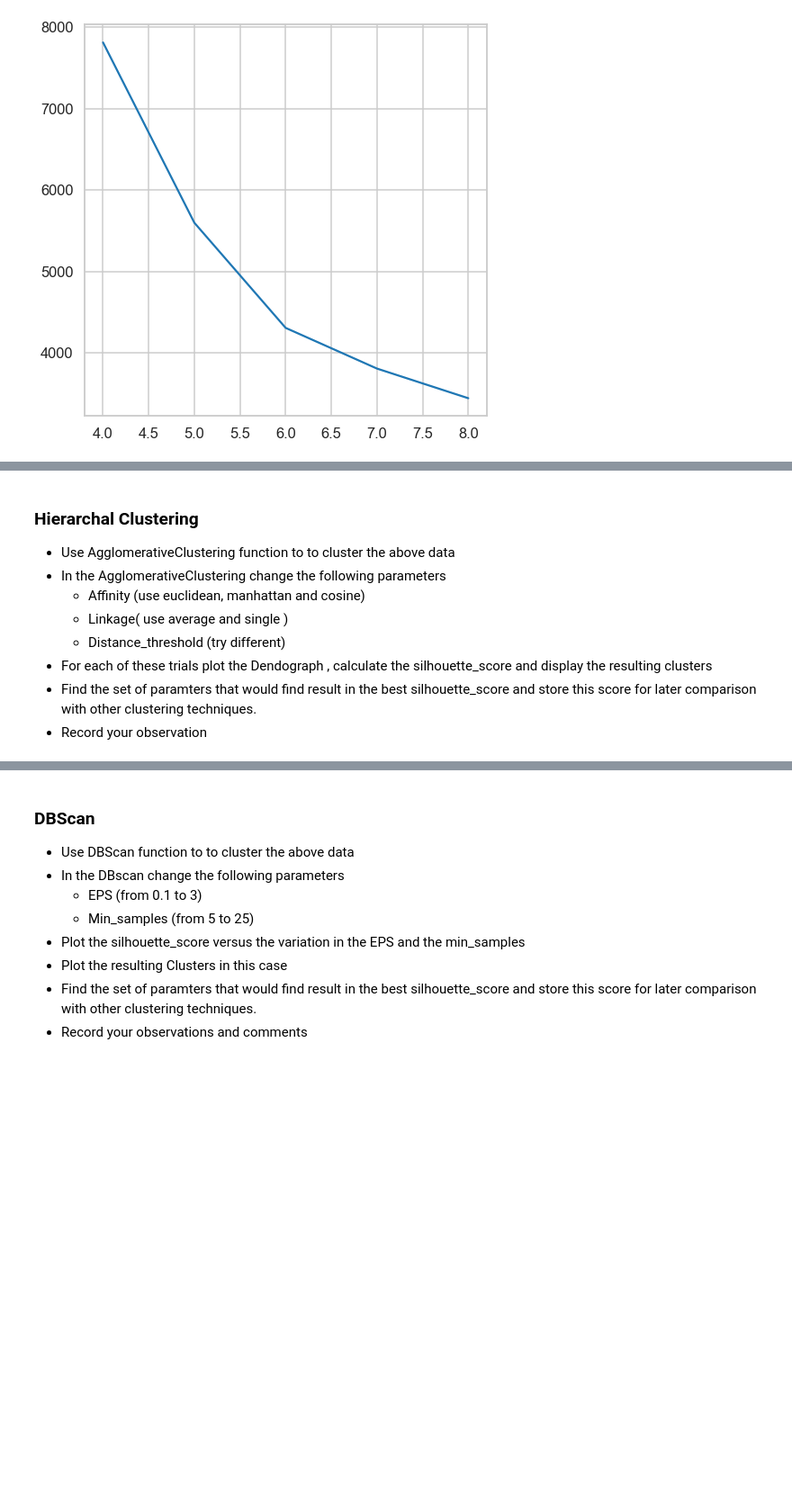
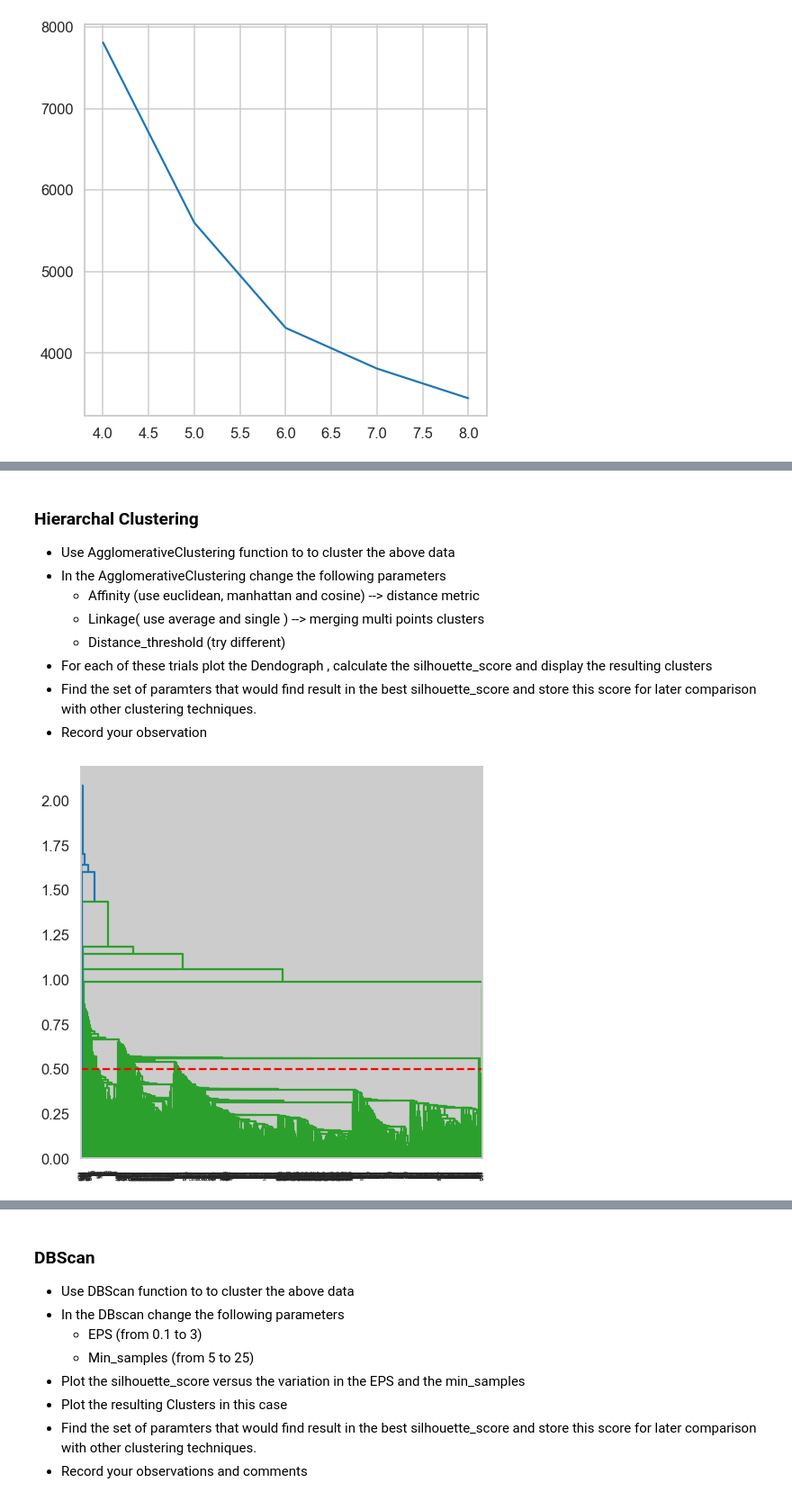
Before and after one commit to Nawrazsh/Clustering-project, a Jupyter notebook: Clustering Project.ipynb, the cells around one changed output, grey strips where cells are left out. Shown at 90% size. Cells and saved outputs as stored; diff of their text form; code cells hidden in the pictures; blank space fills up the shorter version.

Commit message:
clustering for 2D dataset

```diff
--- a/Clustering Project.ipynb
+++ b/Clustering Project.ipynb
@@ -193,9 +195,22 @@ Kmeans_max_silhouette_score=max(z)
 ### Hierarchal Clustering
 * Use AgglomerativeClustering function to  to cluster the above data
 * In the  AgglomerativeClustering change the following parameters
-    * Affinity (use euclidean, manhattan and cosine)
-    * Linkage( use average and single )
+    * Affinity (use euclidean, manhattan and cosine) --> distance metric
+    * Linkage( use average and single ) --> merging multi points clusters
     * Distance_threshold (try different)
 * For each of these trials plot the Dendograph , calculate the silhouette_score and display the resulting clusters
 * Find the set of paramters that would find result in the best silhouette_score and store this score for later comparison with other clustering techniques.
 * Record your observation
+# %%
+def hierarchal_clustering(df,meth,metr,threshold,aff):
+    dendrogram = sch.dendrogram(sch.linkage(df,method=meth, metric=metr))
+    plt.axhline(y=threshold, color='r', linestyle='--')
+    cluster = AgglomerativeClustering(n_clusters=None , distance_threshold = threshold, affinity=aff , linkage=meth)
+    clustering = cluster.fit_predict(df)
+    silhouette=silhouette_score(df, clustering)
+    return dendrogram , cluster , clustering ,silhouette
+# %%
+# create dendrogram of single linkage eculidean distance with distance .5
+dendrogram_euclidean_s , cluster_euclidean_s , clustering_euclidean_s , silhouette_euclidean_s =hierarchal_clustering(Multi_blob_Data_df1,'single','euclidean',0.5,'euclidean')
+# %% [output]
+[figure, added]
```
Also changed, not shown: parts of 50 cells of this notebook.
